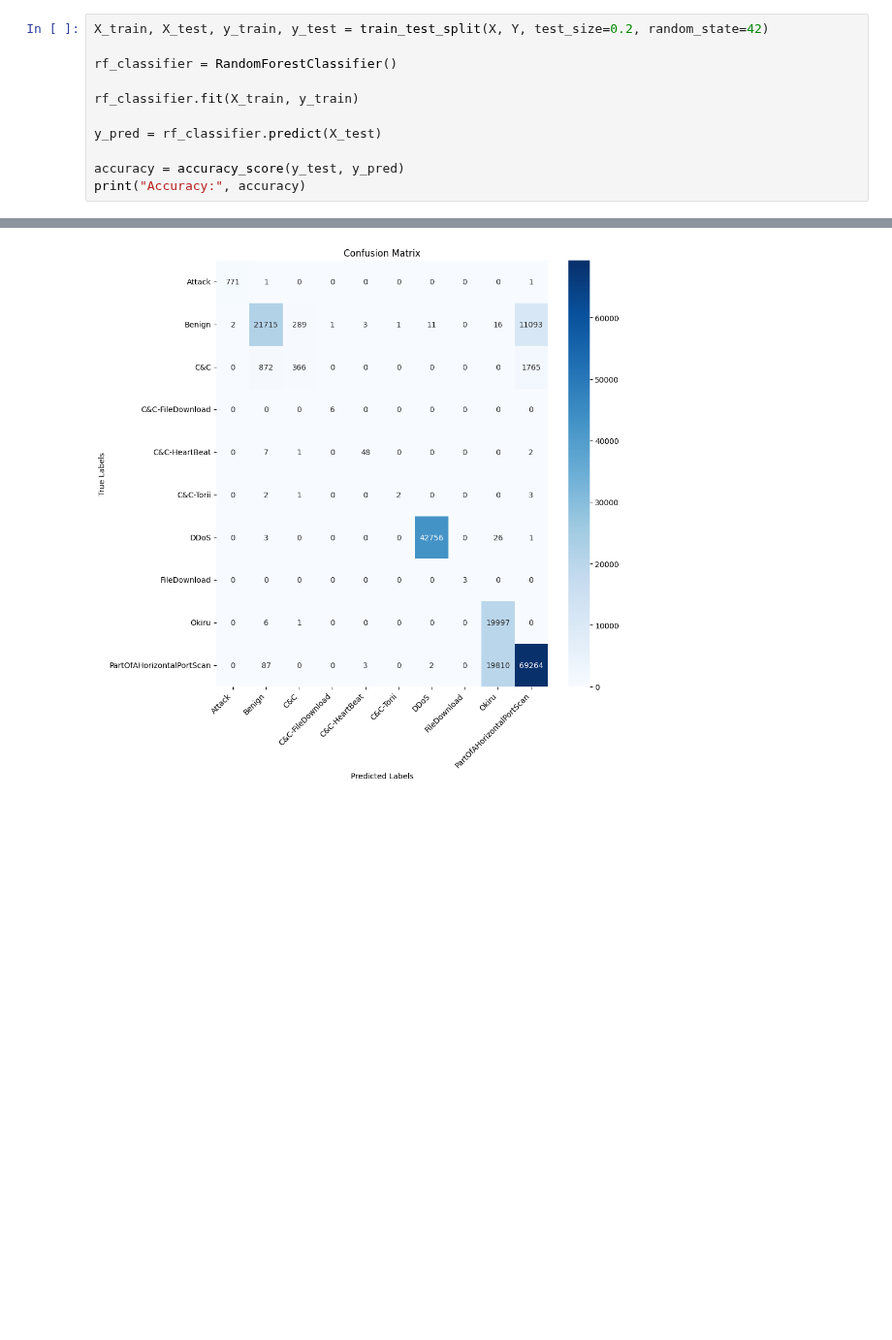
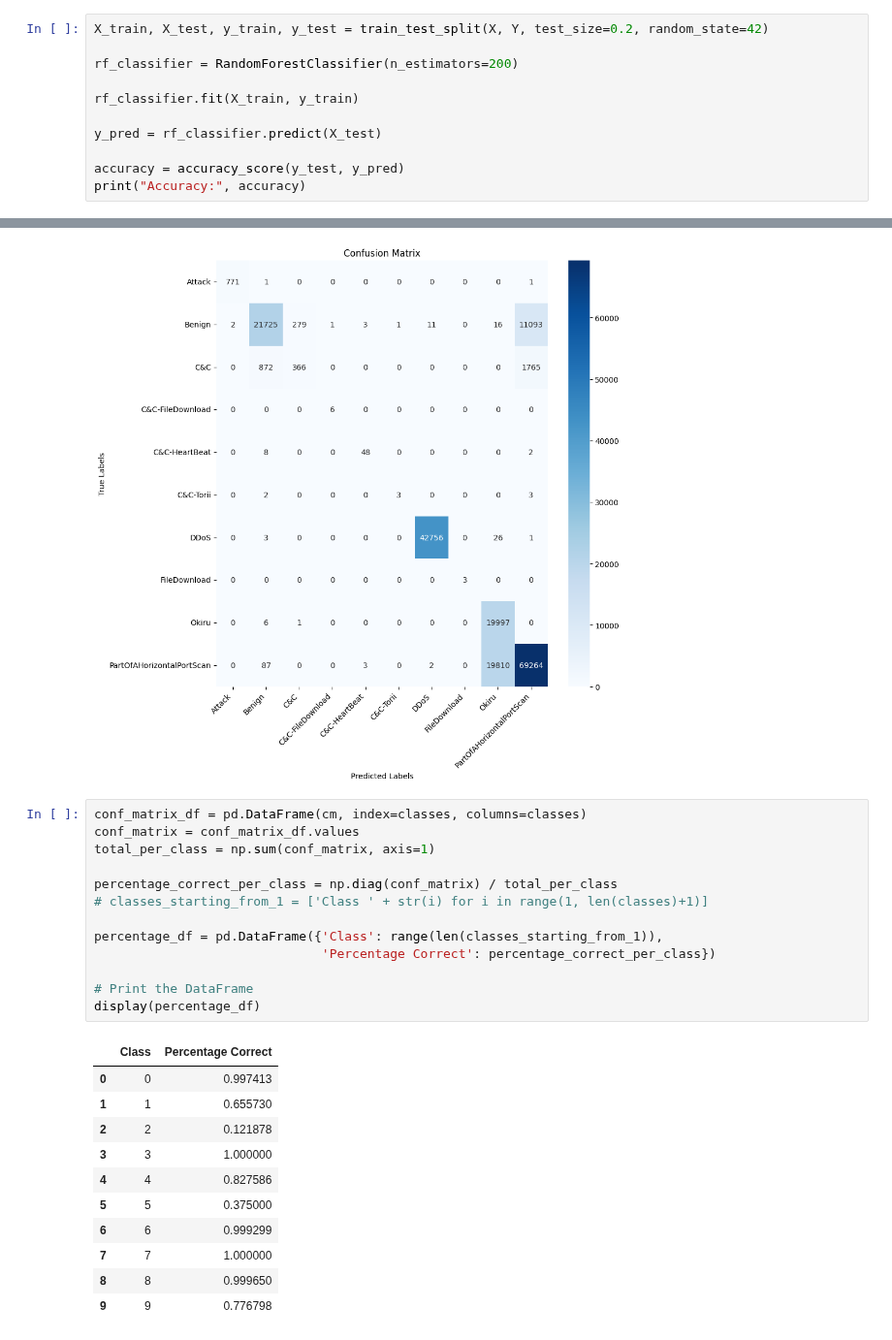
Before and after one commit to WiresharkIO/ML_4_IOT_Security, a Jupyter notebook: Model/Random_Forest.ipynb, the cells around one changed output, grey strips where cells are left out. Shown at 97% size. Cells and saved outputs as stored; diff of their text form; blank space fills up the shorter version.

```diff
--- a/Model/Random_Forest.ipynb
+++ b/Model/Random_Forest.ipynb
@@ -253,7 +253,7 @@ Y = df_c['label']
 # %%
 X_train, X_test, y_train, y_test = train_test_split(X, Y, test_size=0.2, random_state=42)
 
-rf_classifier = RandomForestClassifier()
+rf_classifier = RandomForestClassifier(n_estimators=200)
 
 rf_classifier.fit(X_train, y_train)
 
@@ -282,6 +345,31 @@ plt.tight_layout()
 plt.show()
 # %% [output]
 [figure]
+# %%
+conf_matrix_df = pd.DataFrame(cm, index=classes, columns=classes)
+conf_matrix = conf_matrix_df.values
+total_per_class = np.sum(conf_matrix, axis=1)
+
+percentage_correct_per_class = np.diag(conf_matrix) / total_per_class
+# classes_starting_from_1 = ['Class ' + str(i) for i in range(1, len(classes)+1)]
+
+percentage_df = pd.DataFrame({'Class': range(len(classes_starting_from_1)),
+                              'Percentage Correct': percentage_correct_per_class})
+
+# Print the DataFrame
+display(percentage_df)
+# %% [output]
+|  | Class | Percentage Correct |
+| 0 | 0 | 0.997413 |
+| 1 | 1 | 0.655730 |
+| 2 | 2 | 0.121878 |
+| 3 | 3 | 1.000000 |
+| 4 | 4 | 0.827586 |
+| 5 | 5 | 0.375000 |
+| 6 | 6 | 0.999299 |
+| 7 | 7 | 1.000000 |
+| 8 | 8 | 0.999650 |
+| 9 | 9 | 0.776798 |
 # %%
 value_list = []
 
```
Also changed, not shown: parts of 5 cells of this notebook, 3 other files.
